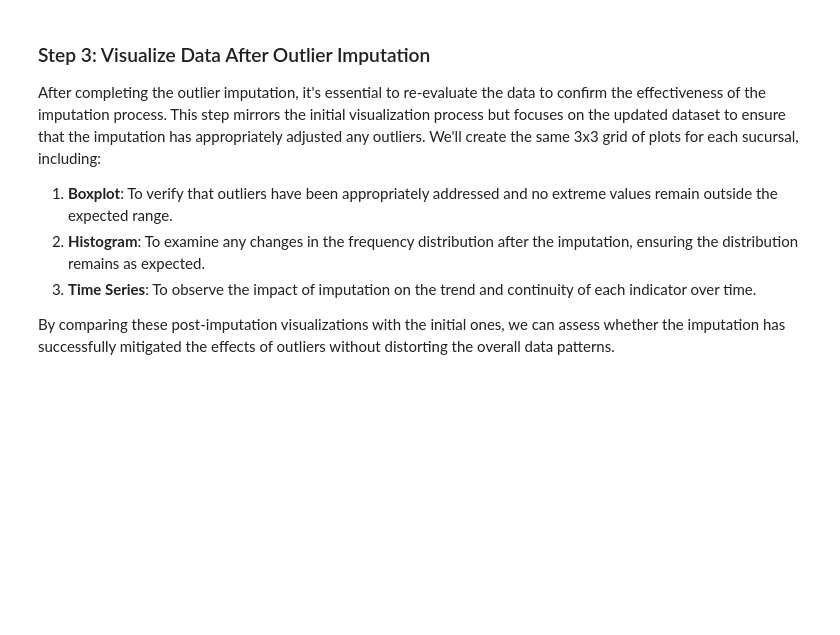
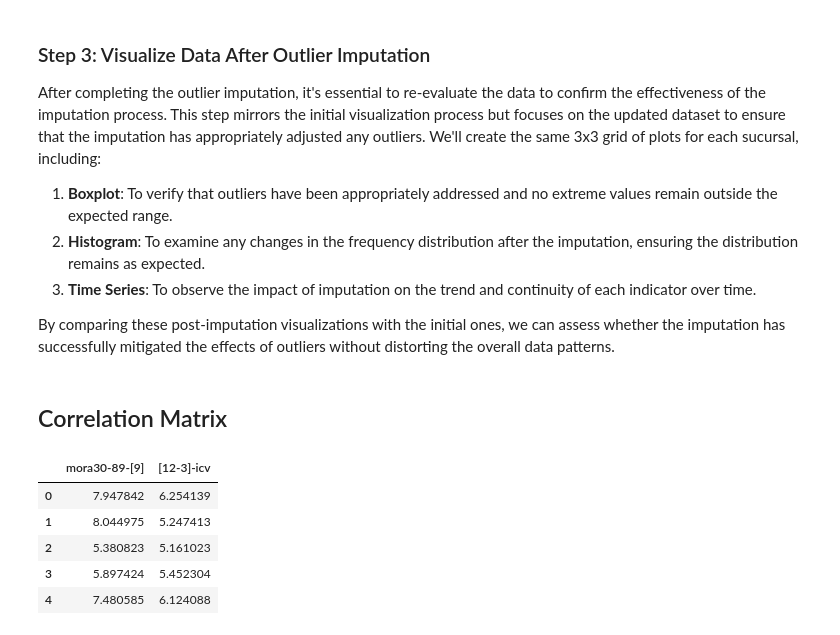
Before and after one commit to magotronico/AI_Script, a Jupyter notebook: dmx_challenge/dmx_challenge.ipynb, the cells around one changed output. Cells and saved outputs as stored; diff of their text form; code cells hidden in the pictures; blank space fills up the shorter version.

```diff
--- a/dmx_challenge/dmx_challenge.ipynb
+++ b/dmx_challenge/dmx_challenge.ipynb
@@ -819,0 +824,41 @@ os.makedirs(after_dir, exist_ok=True)
+# %% [markdown]
+## Correlation Matrix
+# %%
+matrix=pd.DataFrame(columns=range(12))
+#icv1=icv.iloc[0,1:]
+#mor1=mor.iloc[0,1:]
+#imora1=imora.iloc[0,1:]
+
+#Hacer un nuevo data frame en donde cada variable es una fila
+
+matrix4 = icv.iloc[0,1:].values
+matrix5= imora.iloc[0,1:].values
+matrix6= mora_30_89.iloc[0,1:].values
+matrix=pd.DataFrame([matrix4, matrix6,matrix5])
+rowname= ['icv', 'mora30-89', 'imora']
+matrix.index = rowname
+matrix=matrix.transpose()
+matrix.to_csv('matrix.csv', index=True)
+matrix.head()
+
+#10
+matriz1=pd.DataFrame(columns=range(12))
+#imora1=imora.iloc[0,1:]
+
+#Hacer un nuevo data frame en donde cada variable es una fila
+
+matriz_2 = icv.iloc[0,3:].values
+matriz_10= mora_30_89.iloc[0,1:9].values
+matriz1=pd.DataFrame([matriz_2, matriz_10])
+rowname= ['mora30-89-[9]','[12-3]-icv']
+matriz1.index = rowname
+matriz1=matriz1.transpose()
+matriz1.to_csv('matriz.csv', index=True)
+matriz1.head()
+# %% [output]
+|  | mora30-89-[9] | [12-3]-icv |
+| 0 | 7.947842 | 6.254139 |
+| 1 | 8.044975 | 5.247413 |
+| 2 | 5.380823 | 5.161023 |
+| 3 | 5.897424 | 5.452304 |
+| 4 | 7.480585 | 6.124088 |
```
Also changed, not shown: parts of 10 cells of this notebook.
